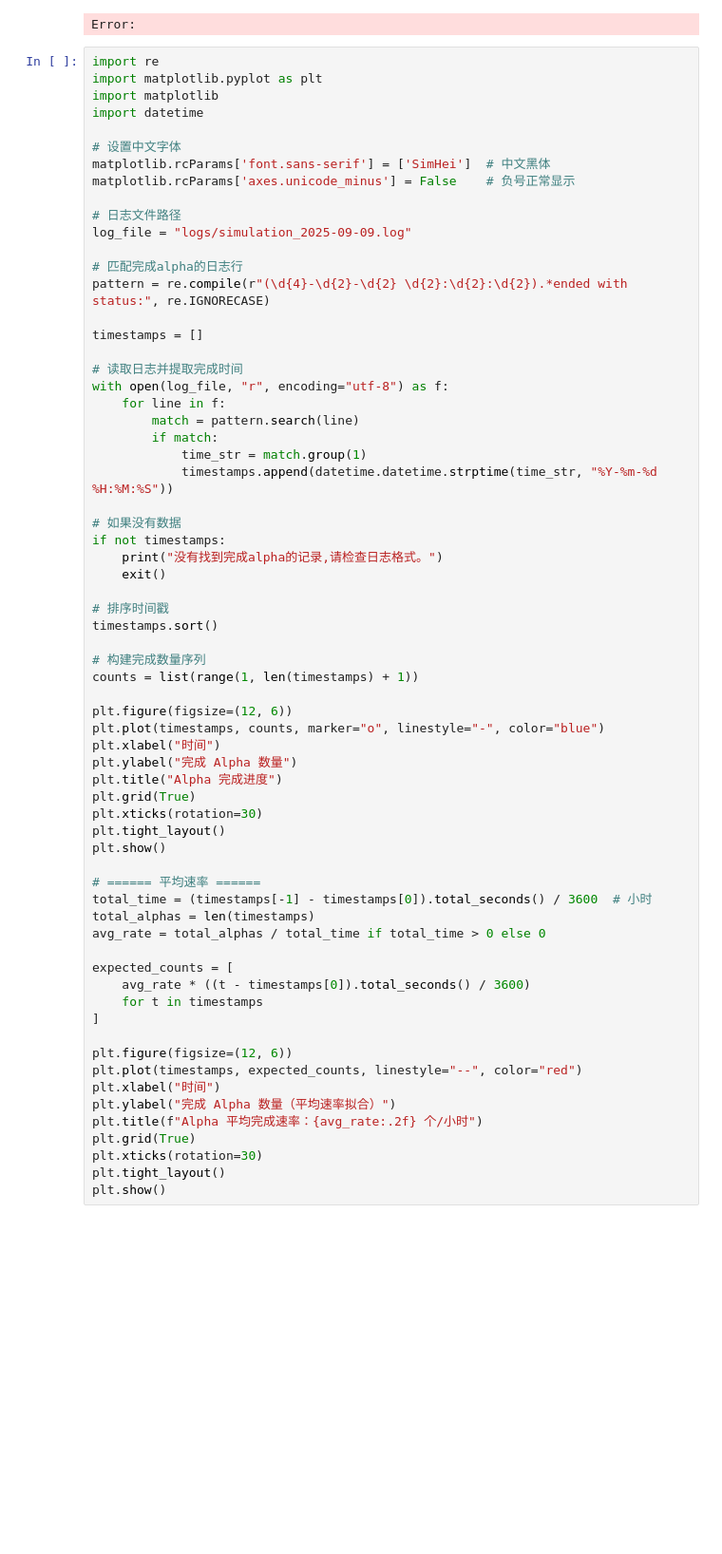
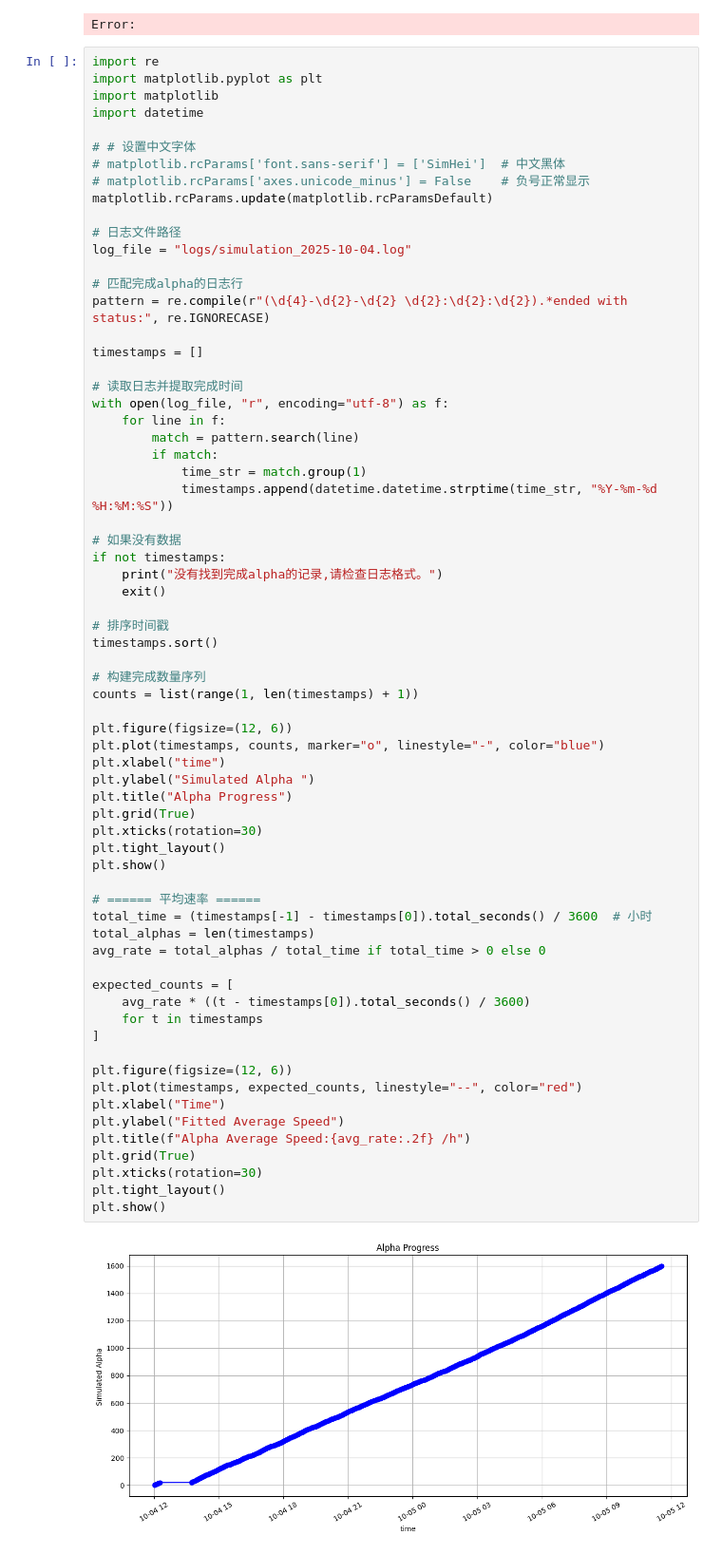
Before and after one commit to eurus-ling/brain-alpha, a Jupyter notebook: little_work.ipynb, the cells around one changed output. Shown: that part at 95% size. Drawn from its saved outputs; the diff is of its cells as text; blank space fills up the shorter version.

```diff
--- a/little_work.ipynb
+++ b/little_work.ipynb
@@ -17,12 +17,13 @@ import matplotlib.pyplot as plt
 import matplotlib
 import datetime
 
-# 设置中文字体
-matplotlib.rcParams['font.sans-serif'] = ['SimHei']  # 中文黑体
-matplotlib.rcParams['axes.unicode_minus'] = False    # 负号正常显示
+# # 设置中文字体
+# matplotlib.rcParams['font.sans-serif'] = ['SimHei']  # 中文黑体
+# matplotlib.rcParams['axes.unicode_minus'] = False    # 负号正常显示
+matplotlib.rcParams.update(matplotlib.rcParamsDefault)
 
 # 日志文件路径
-log_file = "logs/simulation_2025-09-09.log"
+log_file = "logs/simulation_2025-10-04.log"
 
 # 匹配完成alpha的日志行
 pattern = re.compile(r"(\d{4}-\d{2}-\d{2} \d{2}:\d{2}:\d{2}).*ended with status:", re.IGNORECASE)
@@ -44,36 +45,38 @@ if not timestamps:
 
 # 排序时间戳
 timestamps.sort()
 
 # 构建完成数量序列
 counts = list(range(1, len(timestamps) + 1))
 
 plt.figure(figsize=(12, 6))
 plt.plot(timestamps, counts, marker="o", linestyle="-", color="blue")
-plt.xlabel("时间")
-plt.ylabel("完成 Alpha 数量")
-plt.title("Alpha 完成进度")
+plt.xlabel("time")
+plt.ylabel("Simulated Alpha ")
+plt.title("Alpha Progress")
 plt.grid(True)
 plt.xticks(rotation=30)
 plt.tight_layout()
 plt.show()
 
 # ====== 平均速率 ======
 total_time = (timestamps[-1] - timestamps[0]).total_seconds() / 3600  # 小时
 total_alphas = len(timestamps)
 avg_rate = total_alphas / total_time if total_time > 0 else 0
 
 expected_counts = [
     avg_rate * ((t - timestamps[0]).total_seconds() / 3600)
     for t in timestamps
 ]
 
 plt.figure(figsize=(12, 6))
 plt.plot(timestamps, expected_counts, linestyle="--", color="red")
-plt.xlabel("时间")
-plt.ylabel("完成 Alpha 数量（平均速率拟合）")
-plt.title(f"Alpha 平均完成速率：{avg_rate:.2f} 个/小时")
+plt.xlabel("Time")
+plt.ylabel("Fitted Average Speed")
+plt.title(f"Alpha Average Speed:{avg_rate:.2f} /h")
 plt.grid(True)
 plt.xticks(rotation=30)
 plt.tight_layout()
 plt.show()
+# %% [output]
+[figure, added]
```
Also changed, not shown: parts of 5 cells of this notebook, 9 other files.
